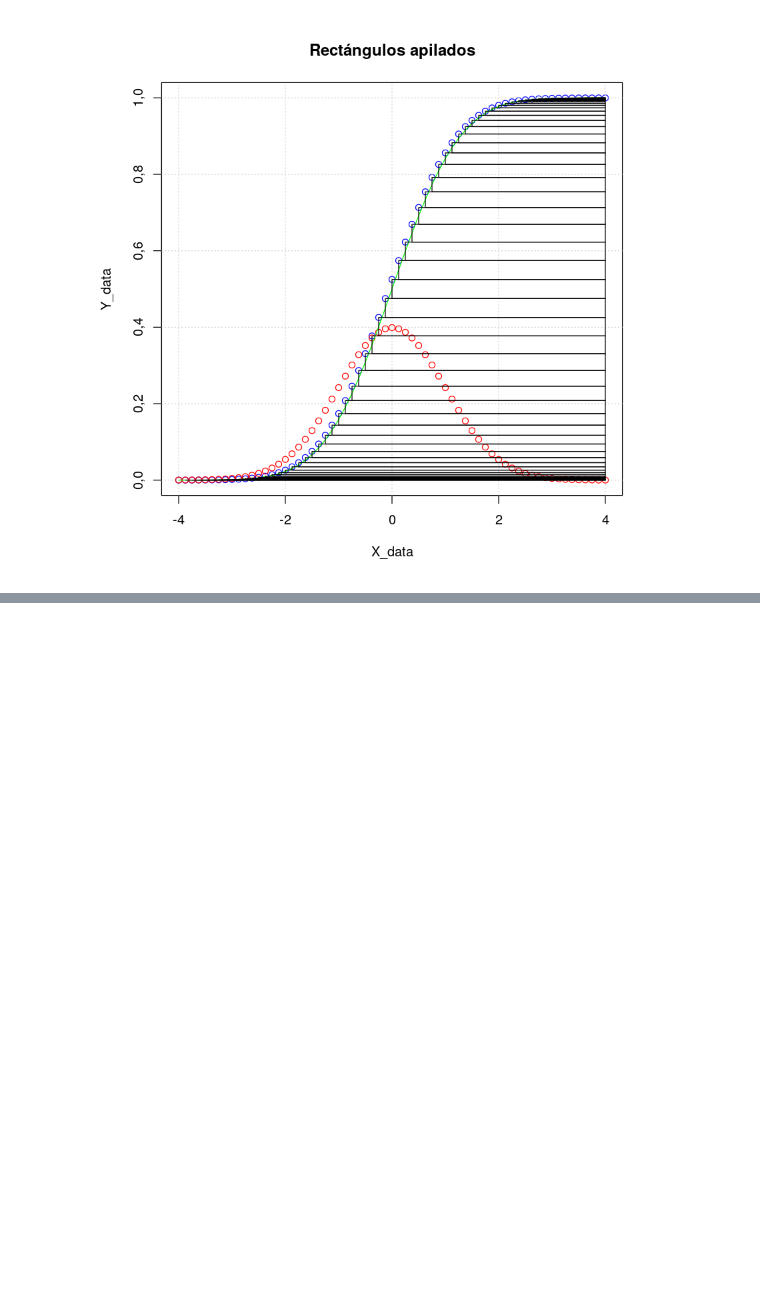
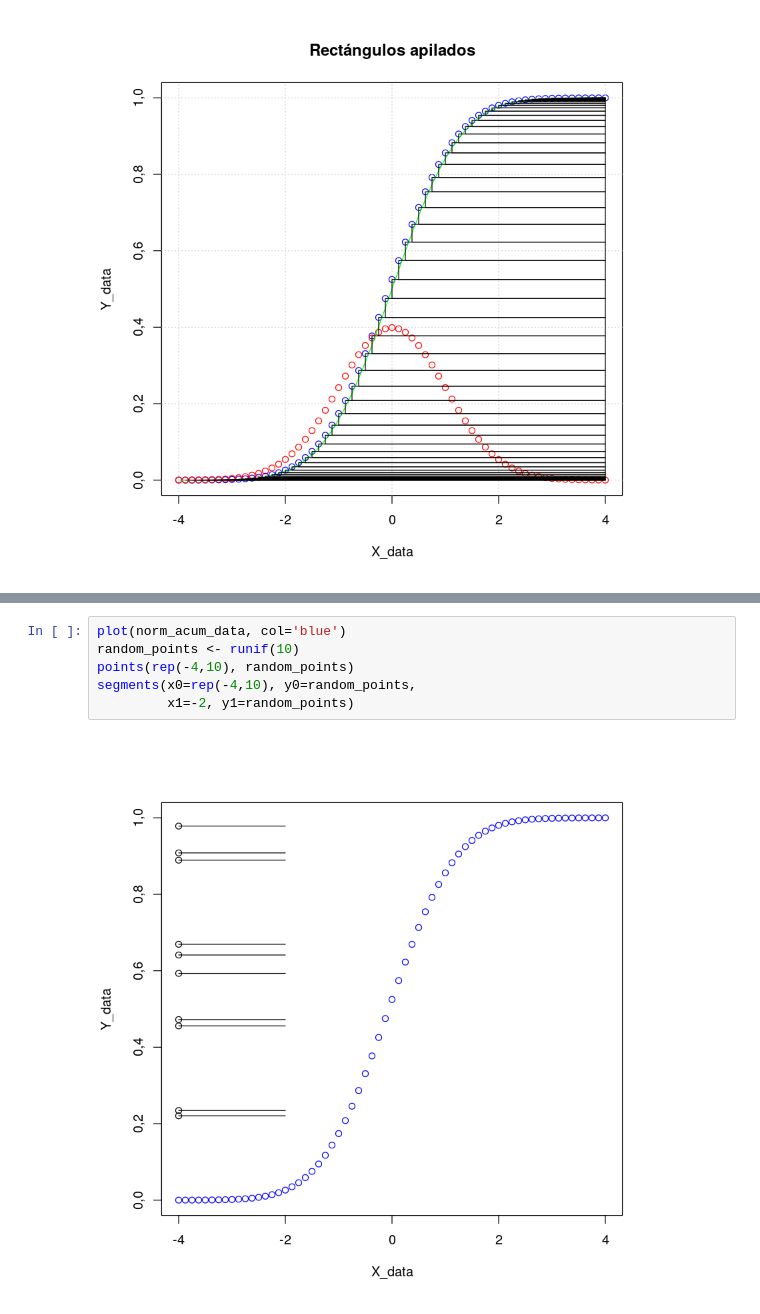
Before and after one commit to LecJackS/Probabilidades-y-Estadistica-2019-2doC, a Jupyter notebook: Inversa de Función de Acumulación y Generación de Variables Aleatorias.ipynb, the cells around one changed output, grey strips where cells are left out. Cells and saved outputs as stored; diff of their text form; blank space fills up the shorter version.

```diff
--- a/Inversa de Función de Acumulación y Generación de Variables Aleatorias.ipynb
+++ b/Inversa de Función de Acumulación y Generación de Variables Aleatorias.ipynb
@@ -159,0 +182,8 @@ for(i in c(2:nrow(norm_acum_data))){
+# %%
+plot(norm_acum_data, col='blue')
+random_points <- runif(10)
+points(rep(-4,10), random_points)
+segments(x0=rep(-4,10), y0=random_points,
+         x1=-2, y1=random_points)
+# %% [output]
+[figure, added]
```
Also changed, not shown: parts of 12 cells of this notebook.
